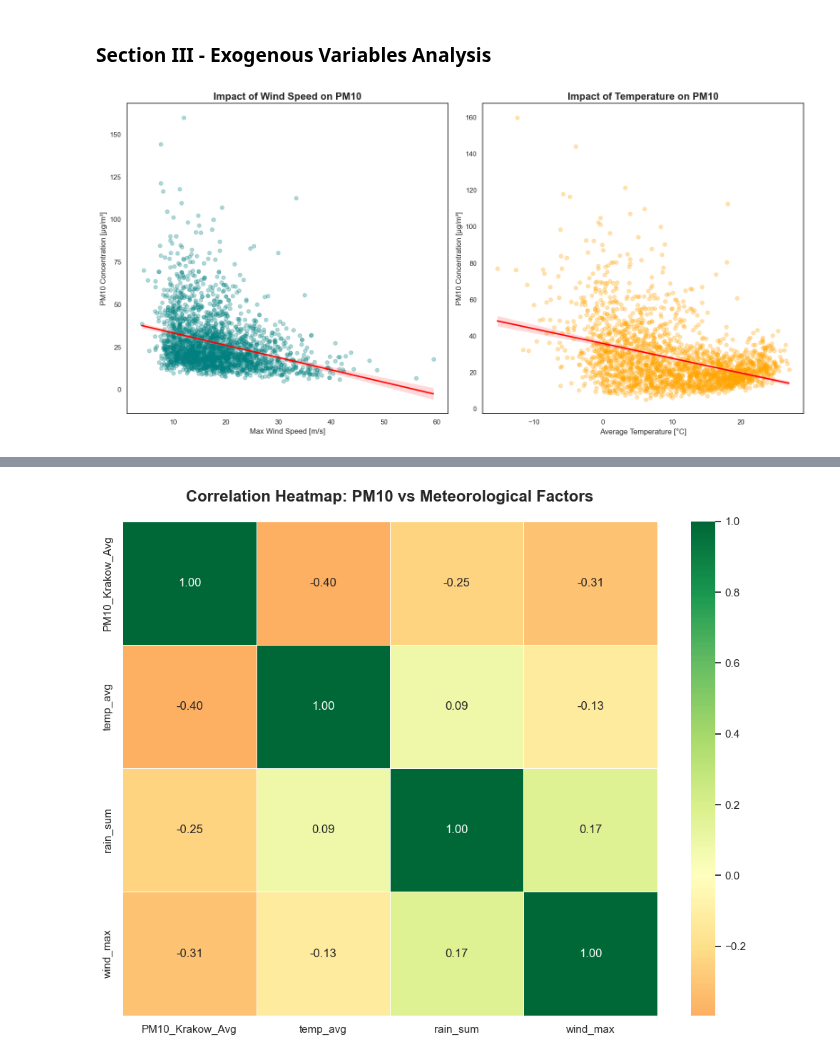
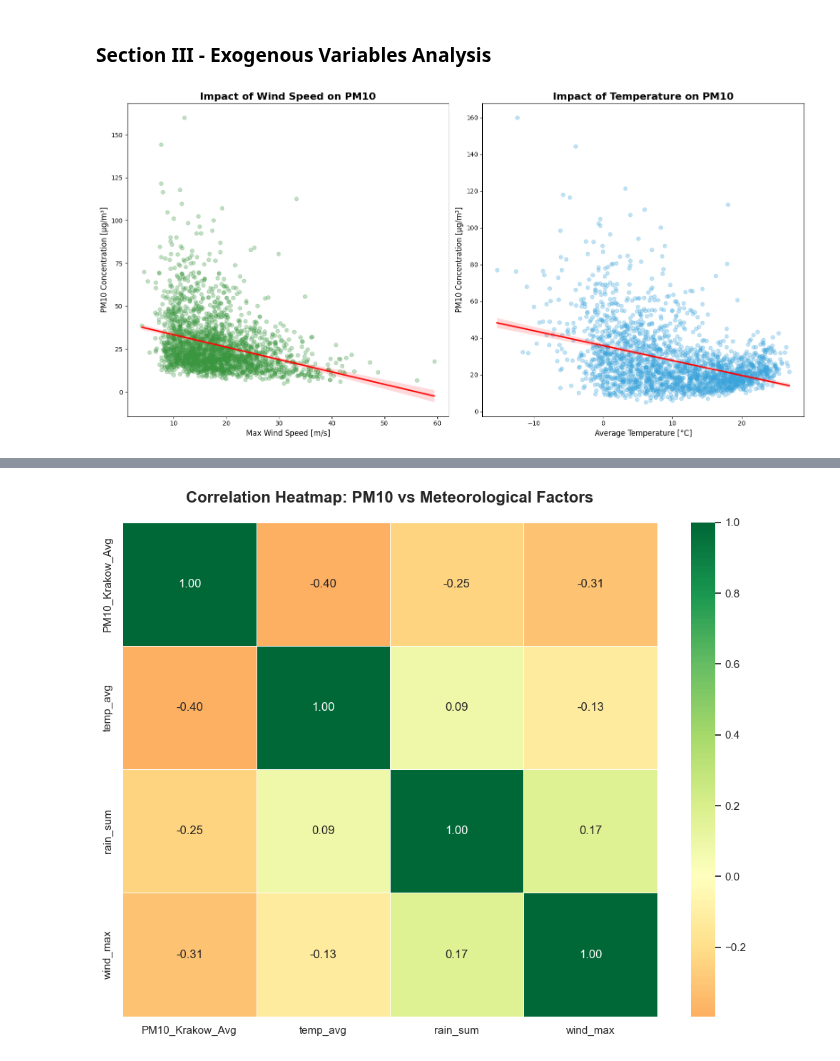
Before and after one commit to Przemsonn05/AirPulse-Krakow-Smart-Air-Quality-Forecasting-System, a Jupyter notebook: notebooks/air_quality_forecast.ipynb, the cells around one changed output, grey strips where cells are left out. Drawn from its saved outputs; the diff is of its cells as text; code cells hidden in the pictures.

```diff
--- a/notebooks/air_quality_forecast.ipynb
+++ b/notebooks/air_quality_forecast.ipynb
@@ -472,20 +467,20 @@ This visualization confirms that while high-volatility episodes persist, the ove
 # %%
 fig, axes = plt.subplots(1, 2, figsize=(16, 8))
 
 sns.regplot(data=df_final, x='wind_max', y='PM10_Krakow_Avg',
-            scatter_kws={'alpha':0.3, 'color':'teal'}, line_kws={'color':'red'}, ax=axes[0])
+            scatter_kws={'alpha':0.3, 'color':"#3A963F"}, line_kws={'color':'red'}, ax=axes[0])
 axes[0].set_title('Impact of Wind Speed on PM10', fontsize=16, fontweight='bold')
 axes[0].set_xlabel('Max Wind Speed [m/s]', fontsize=12)
 axes[0].set_ylabel('PM10 Concentration [µg/m³]', fontsize=12)
 
 sns.regplot(data=df_final, x='temp_avg', y='PM10_Krakow_Avg',
-            scatter_kws={'alpha':0.3, 'color':'orange'}, line_kws={'color':'red'}, ax=axes[1])
+            scatter_kws={'alpha':0.3, 'color':"#3ba4dc"}, line_kws={'color':'red'}, ax=axes[1])
 axes[1].set_title('Impact of Temperature on PM10', fontsize=16, fontweight='bold')
 axes[1].set_xlabel('Average Temperature [°C]', fontsize=12)
 axes[1].set_ylabel('PM10 Concentration [µg/m³]', fontsize=12)
 
 plt.tight_layout()
-plt.savefig('weather_scatter_plots.png', dpi=300)
+plt.savefig('../images/weather_scatter_plots.png', dpi=300)
 plt.show()
 # %% [output]
-[figure, old version]
+[figure, new version]
```
Also changed, not shown: parts of 61 cells of this notebook, 16 other files.
